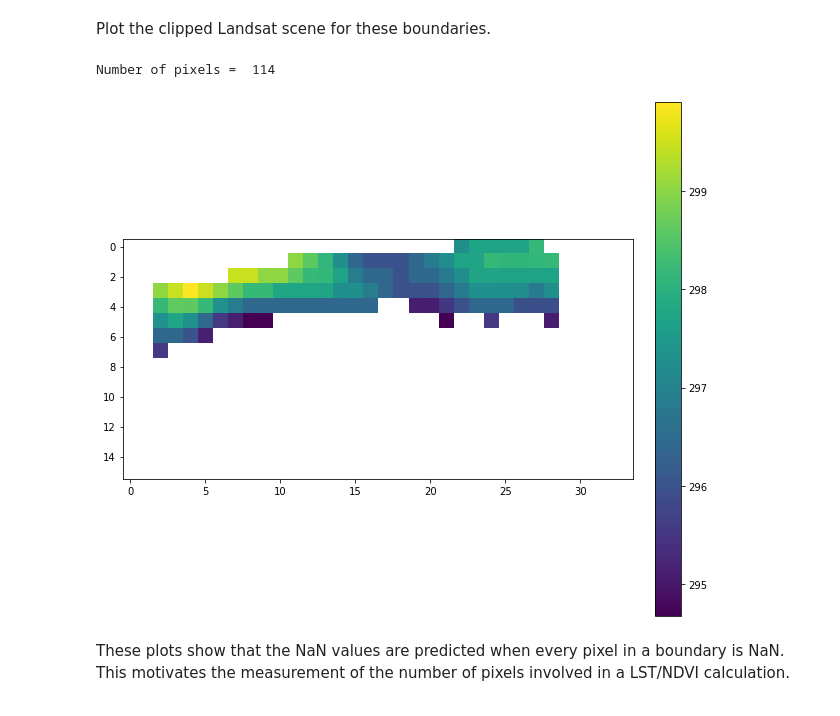
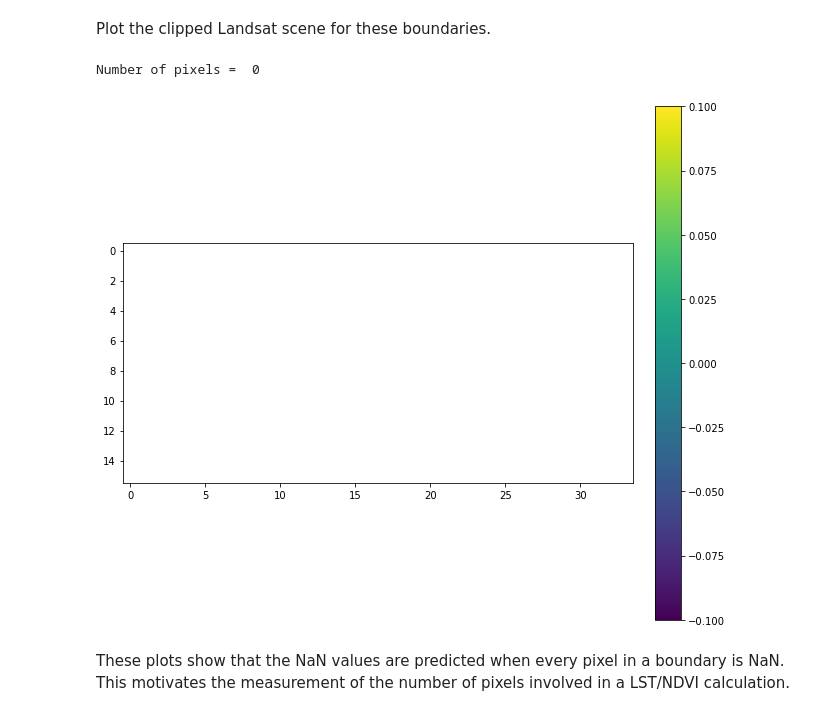
Before and after one commit to aderras/nyc-lst-ndvi, a Jupyter notebook: 00-notebooks/4_compute_summary_stats.ipynb, the cells around one changed output. Cells and saved outputs as stored; diff of their text form; code cells hidden in the pictures.

```diff
--- a/00-notebooks/4_compute_summary_stats.ipynb
+++ b/00-notebooks/4_compute_summary_stats.ipynb
@@ -184,8 +185,10 @@ We would like to know if any of the predicted summary statistics are NaN, and if
 # Get all the summary stats and split into NDVI and LST
 summary_names=[]
 helpers.get_filenames(DIR_STATS, summary_names)
-lst_summary_names = [x for x in summary_names if "lst" in x]
-ndvi_summary_names = [x for x in summary_names if "ndvi" in x]
+lst_summary_names = [x for x in summary_names if "lst" in x \
+                     and "ext" not in x]
+ndvi_summary_names = [x for x in summary_names if "ndvi" in x \
+                      and "ext" not in x]
 
 print("\nFilenames that contain nan median values")
 fnames_nan = []
@@ -220,32 +223,32 @@ Plot the clipped Landsat scene for these boundaries.
 # %%
 """
 Select one of the boundaries to clip to and plot
 """
 select = 0 # OPTIONS: Integer between 0 and number of nan values-1
 
 ################################################################################
 # Create the LST filename based on the summary statistics filename
 landsat_id = fnames_nan[fname_select].split("lst_")[1][:-4]
-landsat_id = lst_summary_names[fname_select].split("lst_")[1][:-4]
+# landsat_id = lst_summary_names[fname_select].split("lst_")[1][:-4]
 fname_lst = DIR_LST_CLIPPED_NYC + "/lst_"+landsat_id+".tif"
 
 # Get the HOLC ID of the boundaries which predict nan, then get the
 # geometry object form the df_holc dataframe.
 clipping_holc_id = df_nans.iloc[select]["holc_id"]
 clipping_boundary = df_holc[df_holc["holc_id"]==clipping_holc_id]["geometry"]
 clipped_lst = helpers.open_and_clip(fname_lst, clipping_boundary)
 clipped_masked = clipped_lst.where(clipped_lst != -0.0)
 clipped_masked = clipped_masked.where(clipped_masked != -9999.0)
 
 print("Number of pixels = ", np.count_nonzero(~np.isnan(clipped_masked)))
 
 fig, ax = plt.subplots(figsize = (10,10))
 im = plt.imshow(clipped_masked)#, cmap="RdYlBu")#,vmin=-1,vmax=1)
 plt.colorbar(im, fraction=0.046, pad=0.04)
 plt.show()
 # %% [output]
-Number of pixels =  114
+Number of pixels =  0
-[figure, old version]
+[figure, new version]
 # %% [markdown]
 These plots show that the NaN values are predicted when every pixel in a boundary is NaN. This motivates the measurement of the number of pixels involved in a LST/NDVI calculation.
 # %% [markdown]
```
Also changed, not shown: parts of 10 cells of this notebook.
